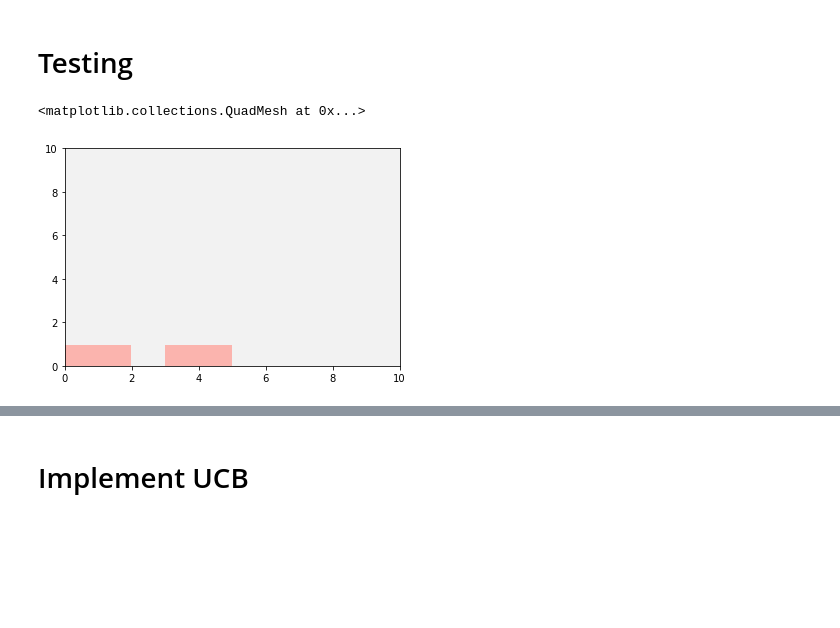
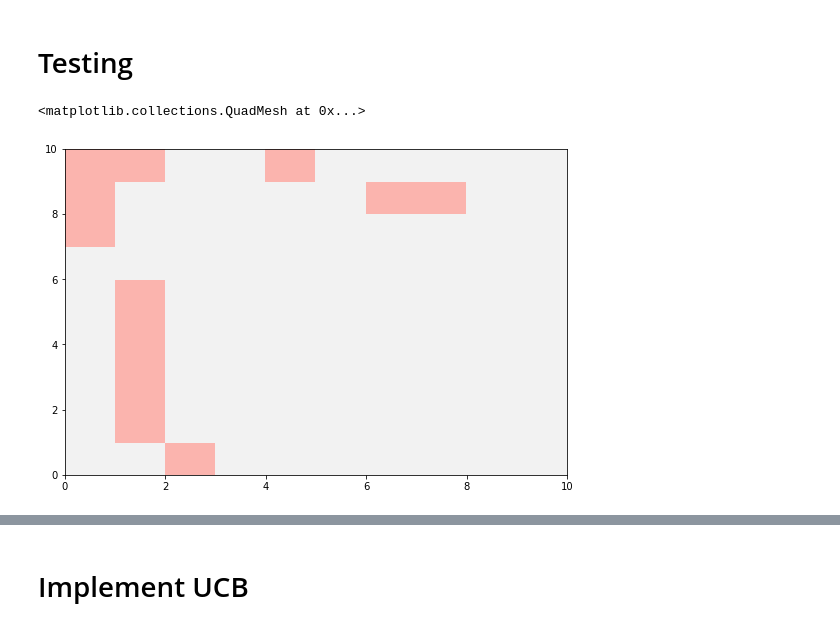
Before and after one commit to RchLi/PFC-as-Meta-RL, a Jupyter notebook: train.ipynb, the cells around one changed output, grey strips where cells are left out. Saved outputs shown, nothing was run; the diff lists cells and outputs as text; code cells hidden in the pictures; blank space fills up the shorter version.

Commit message:
add trained models and results

```diff
--- a/train.ipynb
+++ b/train.ipynb
@@ -110,9 +110,10 @@ T.save(agent.state_dict(), './agent_independent')
 # %%
 agent = A3C_LSTM(48, 2)
 agent.to(device)
+agent.load_state_dict(T.load('./trained/agent_dependent'))
 agent.eval()
 
-p_test = .75
+p_test = .6
 test_bandit = SimpleBandit(T.tensor([p_test]))
 
 p_action = [0, 0]
@@ -148,9 +149,11 @@ for i in range(num_episode_test):
             actions.append(int(action))
 regrets /= num_episode_test
 # %%
-actions = np.array(actions).reshape(10,10)
+import matplotlib.pyplot as plt
+plt.figure(figsize=(9,6))
+actions = np.array(actions).reshape(10,10).T
 cm=plt.cm.get_cmap('Pastel1')
 plt.pcolormesh(actions, cmap=cm)
 # %% [output]
 <matplotlib.collections.QuadMesh at 0x...>
-[figure, old version]
+[figure, new version]
```
Also changed, not shown: parts of 4 cells of this notebook, 6 other files.
